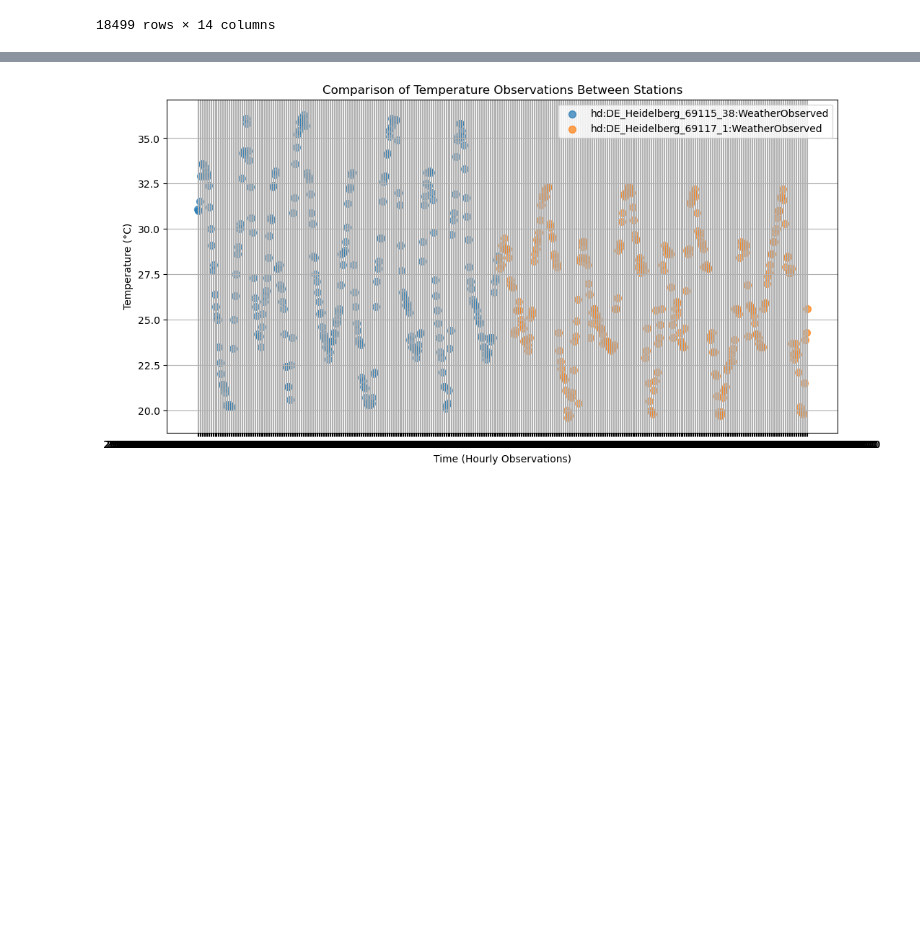
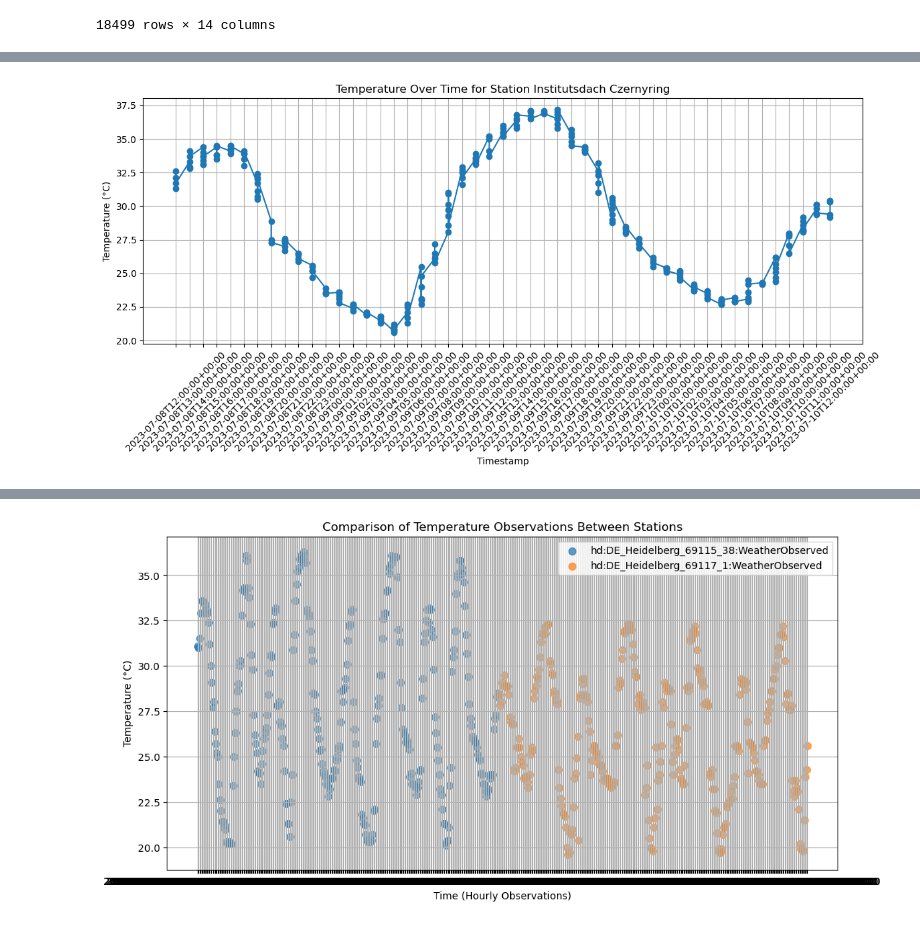
Before and after one commit to jgruenewald27/rk-temperature-interpolation, a Jupyter notebook: scripts/test_compare_stations_temp_hd.ipynb, the cells around one changed output, grey strips where cells are left out. Saved outputs shown, nothing was run; the diff lists cells and outputs as text; code cells hidden in the pictures; blank space fills up the shorter version.

```diff
--- a/scripts/test_compare_stations_temp_hd.ipynb
+++ b/scripts/test_compare_stations_temp_hd.ipynb
@@ -39,0 +61,22 @@ plt.show()
+# %%
+import matplotlib.pyplot as plt
+
+# Filter data for the specific measurement station
+station_id = 'Institutsdach Czernyring'  # Replace with the desired station ID
+station_data = sensor_gdf[sensor_gdf['description'] == station_id]
+
+# Sort data by timestamp
+station_data = station_data.sort_values(by='dateobserved-hourly')
+
+# Plot temperature over time
+plt.figure(figsize=(12, 6))
+plt.plot(station_data['dateobserved-hourly'], station_data['temperature'], marker='o', linestyle='-')
+plt.xlabel('Timestamp')
+plt.ylabel('Temperature (°C)')
+plt.title(f'Temperature Over Time for Station {station_id}')
+plt.grid(True)
+plt.xticks(rotation=45)
+plt.tight_layout()
+plt.show()
+# %% [output]
+[figure, added]
```
Also changed, not shown: parts of 7 cells of this notebook.
